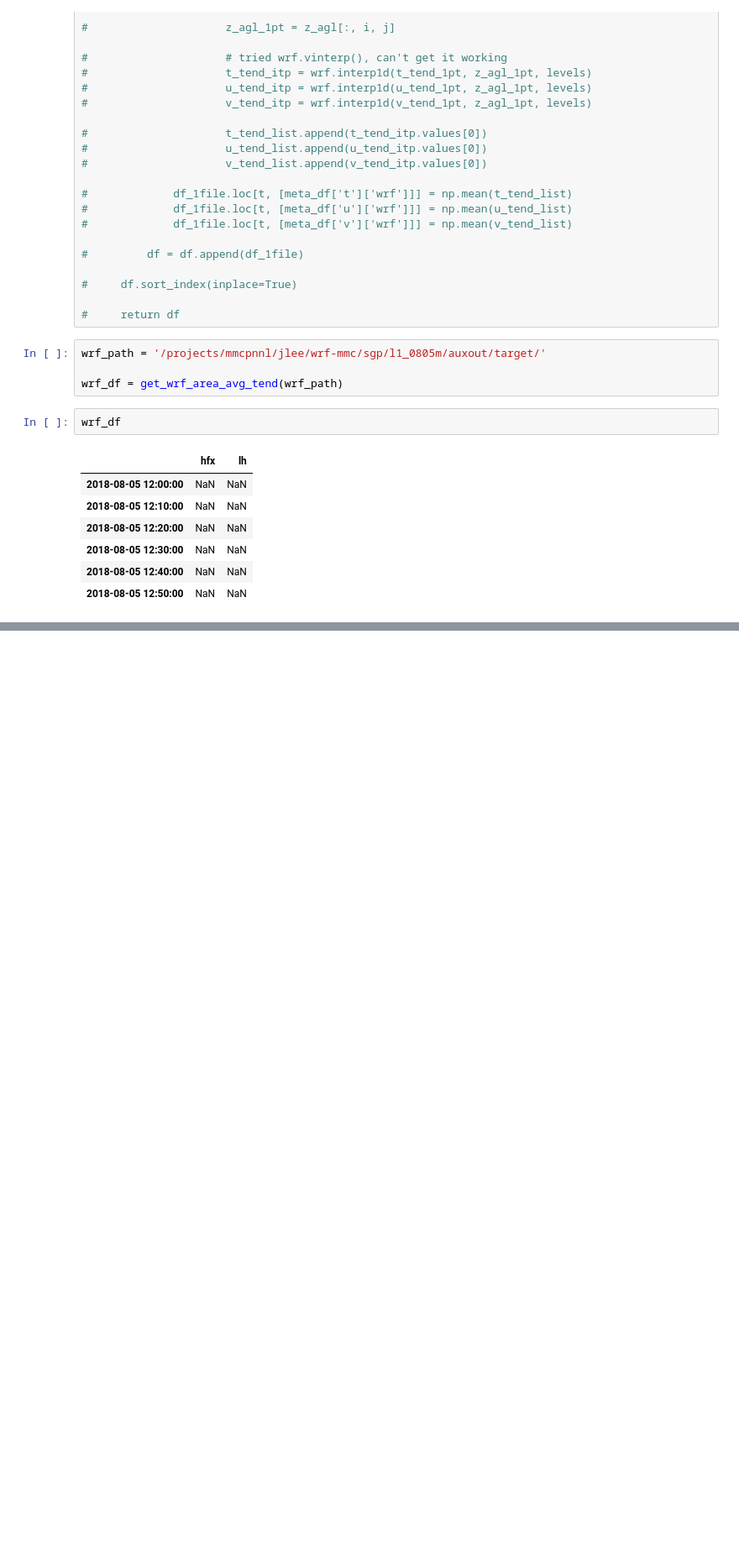
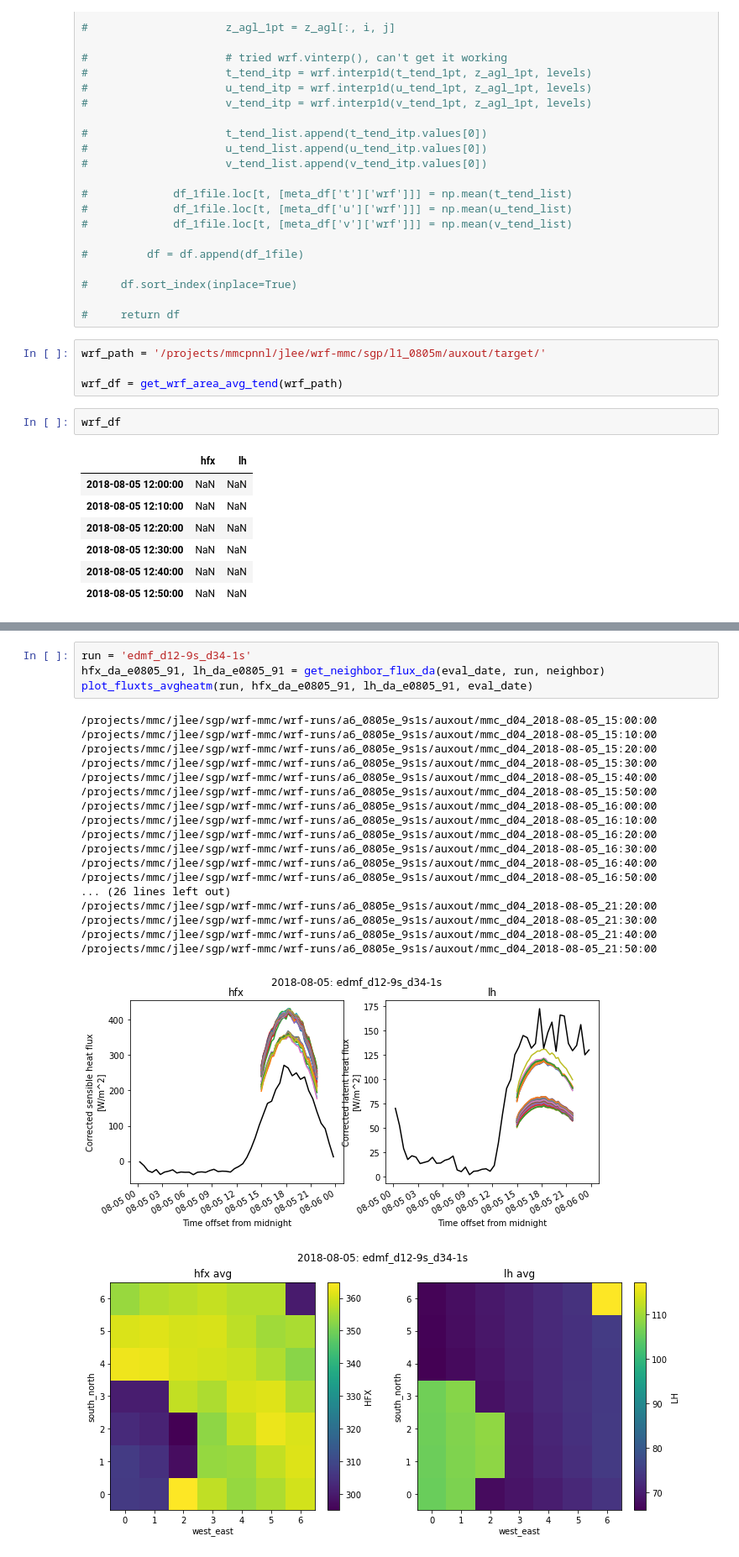
Before and after one commit to joejoeyjoseph/mmc-pnnl-j3, a Jupyter notebook: sgp/eagle/04c_aux_flux_ts.ipynb, the cells around one changed output, grey strips where cells are left out. Shown at 84% size. Saved outputs shown, nothing was run; the diff lists cells and outputs as text; blank space fills up the shorter version.

```diff
--- a/sgp/eagle/04c_aux_flux_ts.ipynb
+++ b/sgp/eagle/04c_aux_flux_ts.ipynb
@@ -377,0 +567,24 @@ wrf_df
+# %%
+run = 'edmf_d12-9s_d34-1s'
+hfx_da_e0805_91, lh_da_e0805_91 = get_neighbor_flux_da(eval_date, run, neighbor)
+plot_fluxts_avgheatm(run, hfx_da_e0805_91, lh_da_e0805_91, eval_date)
+# %% [output]
+/projects/mmc/jlee/sgp/wrf-mmc/wrf-runs/a6_0805e_9s1s/auxout/mmc_d04_2018-08-05_15:00:00
+/projects/mmc/jlee/sgp/wrf-mmc/wrf-runs/a6_0805e_9s1s/auxout/mmc_d04_2018-08-05_15:10:00
+/projects/mmc/jlee/sgp/wrf-mmc/wrf-runs/a6_0805e_9s1s/auxout/mmc_d04_2018-08-05_15:20:00
+/projects/mmc/jlee/sgp/wrf-mmc/wrf-runs/a6_0805e_9s1s/auxout/mmc_d04_2018-08-05_15:30:00
+/projects/mmc/jlee/sgp/wrf-mmc/wrf-runs/a6_0805e_9s1s/auxout/mmc_d04_2018-08-05_15:40:00
+/projects/mmc/jlee/sgp/wrf-mmc/wrf-runs/a6_0805e_9s1s/auxout/mmc_d04_2018-08-05_15:50:00
+/projects/mmc/jlee/sgp/wrf-mmc/wrf-runs/a6_0805e_9s1s/auxout/mmc_d04_2018-08-05_16:00:00
+/projects/mmc/jlee/sgp/wrf-mmc/wrf-runs/a6_0805e_9s1s/auxout/mmc_d04_2018-08-05_16:10:00
+/projects/mmc/jlee/sgp/wrf-mmc/wrf-runs/a6_0805e_9s1s/auxout/mmc_d04_2018-08-05_16:20:00
+/projects/mmc/jlee/sgp/wrf-mmc/wrf-runs/a6_0805e_9s1s/auxout/mmc_d04_2018-08-05_16:30:00
+/projects/mmc/jlee/sgp/wrf-mmc/wrf-runs/a6_0805e_9s1s/auxout/mmc_d04_2018-08-05_16:40:00
+/projects/mmc/jlee/sgp/wrf-mmc/wrf-runs/a6_0805e_9s1s/auxout/mmc_d04_2018-08-05_16:50:00
+... (26 lines left out)
+/projects/mmc/jlee/sgp/wrf-mmc/wrf-runs/a6_0805e_9s1s/auxout/mmc_d04_2018-08-05_21:20:00
+/projects/mmc/jlee/sgp/wrf-mmc/wrf-runs/a6_0805e_9s1s/auxout/mmc_d04_2018-08-05_21:30:00
+/projects/mmc/jlee/sgp/wrf-mmc/wrf-runs/a6_0805e_9s1s/auxout/mmc_d04_2018-08-05_21:40:00
+/projects/mmc/jlee/sgp/wrf-mmc/wrf-runs/a6_0805e_9s1s/auxout/mmc_d04_2018-08-05_21:50:00
+[figure, added]
+[figure, added]
```
Also changed, not shown: parts of 46 cells of this notebook.
